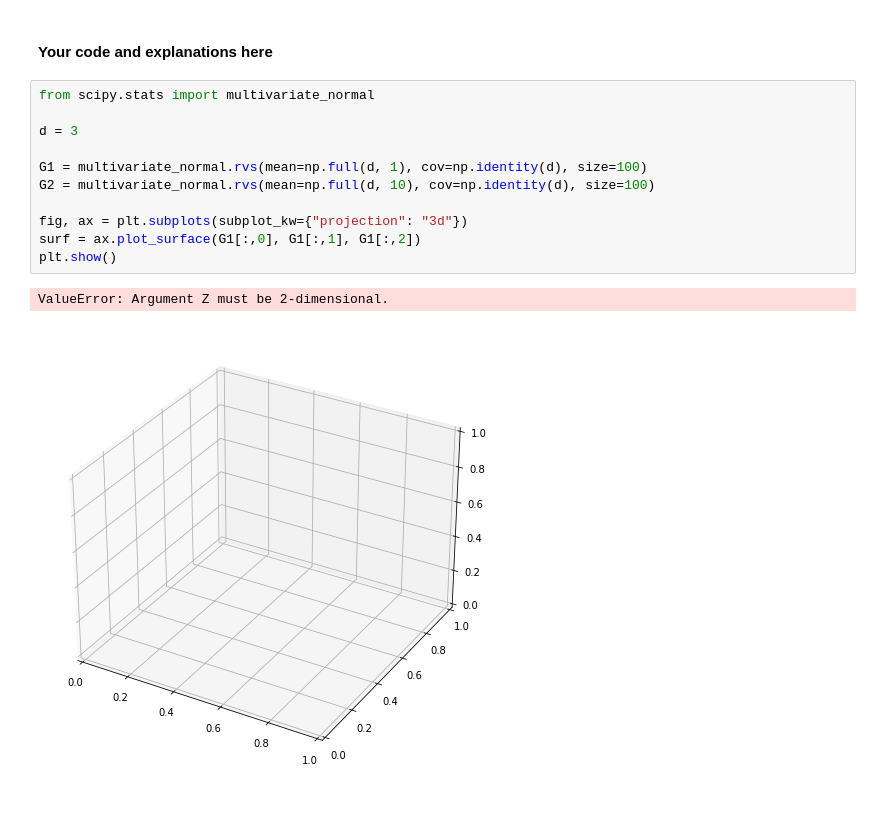
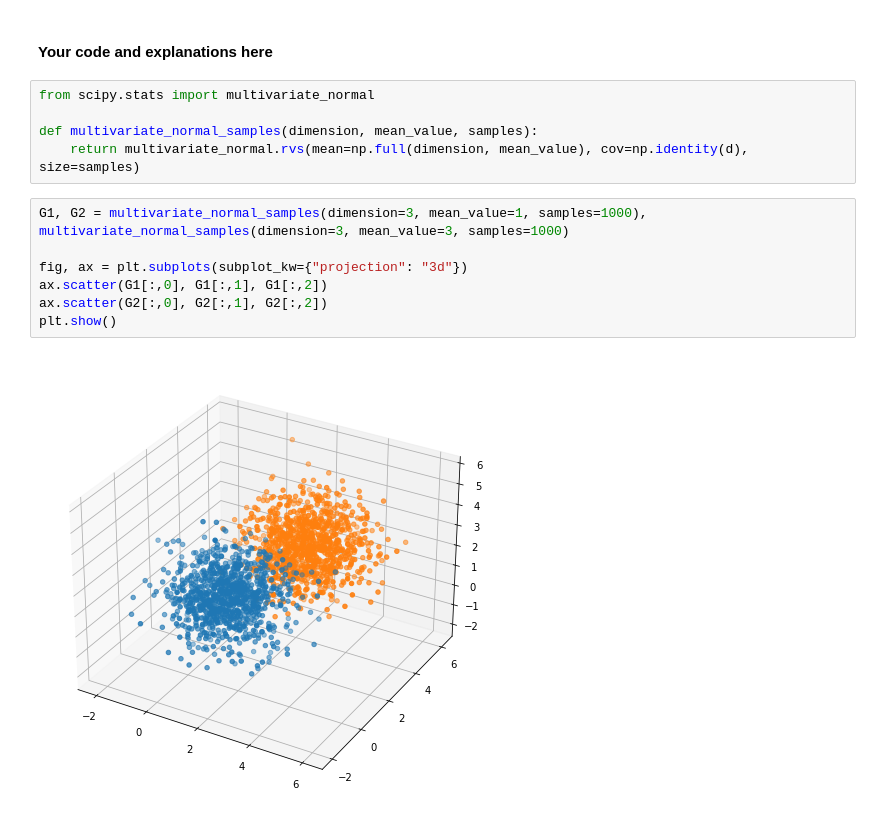
Before and after one commit to BDR2939/ML-from-Data, a Jupyter notebook: HW4/hw4_319238119_207576463.ipynb, the cells around one changed output. Drawn from its saved outputs; the diff is of its cells as text.

````diff
--- a/HW4/hw4_319238119_207576463.ipynb
+++ b/HW4/hw4_319238119_207576463.ipynb
@@ -701,17 +704,17 @@ from scipy.stats import multivariate_normal
 ```
 # %% [markdown]
 #### Your code and explanations here ####
-# %%
-from scipy.stats import multivariate_normal
-
-d = 3
-
-G1 = multivariate_normal.rvs(mean=np.full(d, 1), cov=np.identity(d), size=100)
-G2 = multivariate_normal.rvs(mean=np.full(d, 10), cov=np.identity(d), size=100)
-
-fig, ax = plt.subplots(subplot_kw={"projection": "3d"})
-surf = ax.plot_surface(G1[:,0], G1[:,1], G1[:,2])
-plt.show()
-# %% [output]
-ValueError: Argument Z must be 2-dimensional.
-[figure, removed]
+# %%
+from scipy.stats import multivariate_normal
+
+def multivariate_normal_samples(dimension, mean_value, samples):
+    return multivariate_normal.rvs(mean=np.full(dimension, mean_value), cov=np.identity(d), size=samples)
+# %%
+G1, G2 = multivariate_normal_samples(dimension=3, mean_value=1, samples=1000), multivariate_normal_samples(dimension=3, mean_value=3, samples=1000)
+
+fig, ax = plt.subplots(subplot_kw={"projection": "3d"})
+ax.scatter(G1[:,0], G1[:,1], G1[:,2])
+ax.scatter(G2[:,0], G2[:,1], G2[:,2])
+plt.show()
+# %% [output]
+[figure, added]
````
Also changed, not shown: parts of 2 cells of this notebook.
